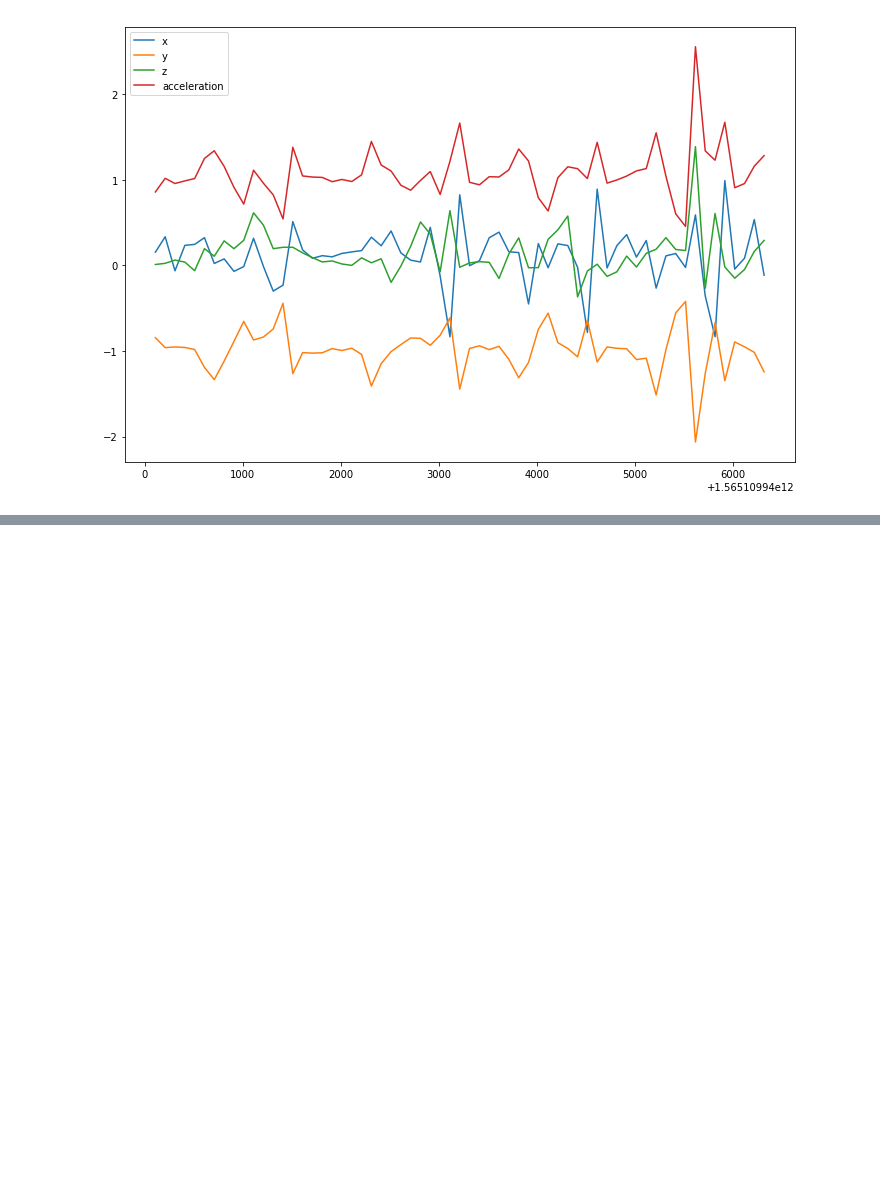
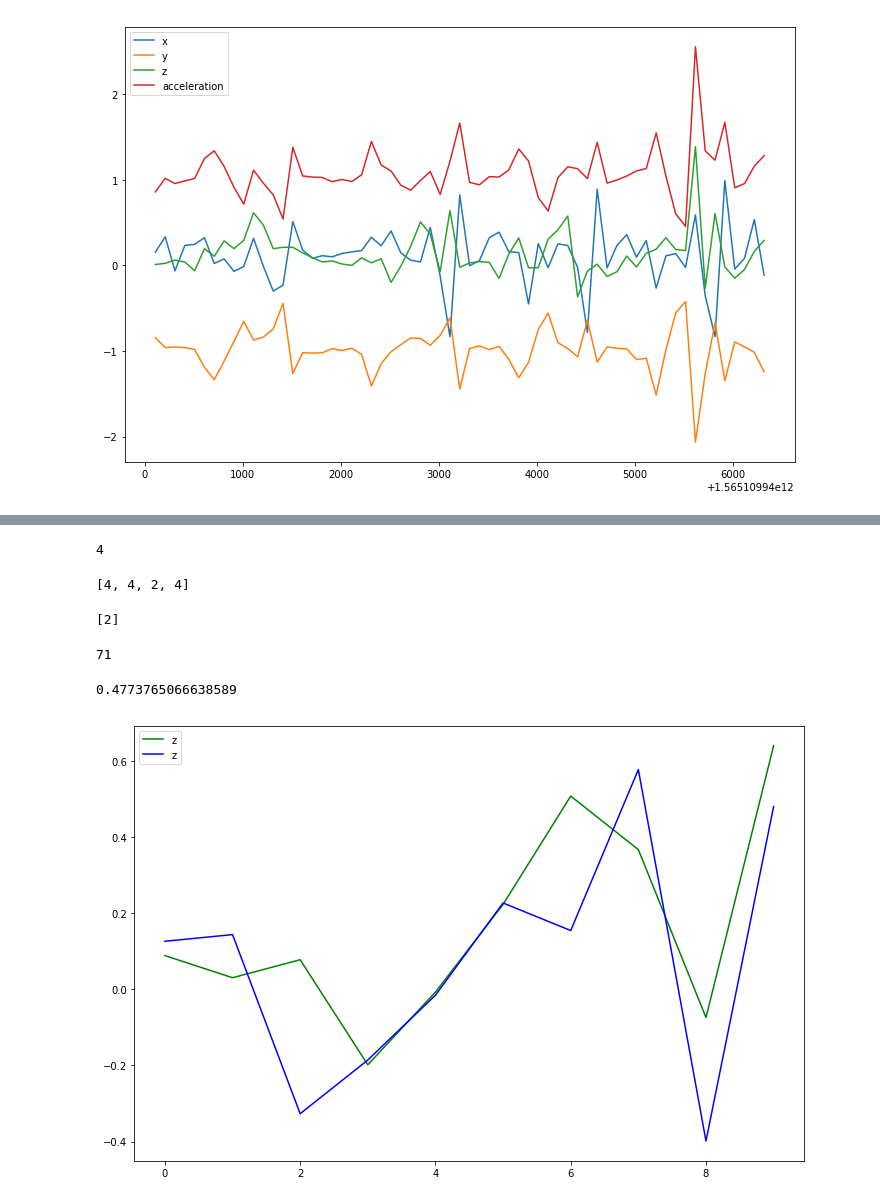
Before and after one commit to federicoweill/movement_prediction_edx_2019, a Jupyter notebook: movement_prediction-movelets.ipynb, the cells around one changed output, grey strips where cells are left out. Drawn from its saved outputs; the diff is of its cells as text; code cells hidden in the pictures; blank space fills up the shorter version.

```diff
--- a/movement_prediction-movelets.ipynb
+++ b/movement_prediction-movelets.ipynb
@@ -227,0 +218,6 @@ movelet_dict_4['z'][29]
+# %%
+movelet_dictionary_l2 = movelet_dict_generator(df3l2,['x','y','z','acceleration'])
+# %%
+movelet_dictionary_l3 = movelet_dict_generator(df3l3,['x','y','z','acceleration'])
+movelet_dictionary_l4 = movelet_dict_generator(df3l4,['x','y','z','acceleration'])
+movelet_dictionary_l1 = movelet_dict_generator(df3l1,['x','y','z','acceleration'])
@@ -227,0 +260,5 @@ movelet_dict_4['z'][29]
+# %%
+movelet_dictionary_l1['label'] = 1
+movelet_dictionary_l2['label'] = 2
+movelet_dictionary_l3['label'] = 3
+movelet_dictionary_l4['label'] = 4
@@ -227,0 +279,3 @@ movelet_dict_4['z'][29]
+# %%
+movelet_dict = pd.concat([movelet_dictionary_l1,movelet_dictionary_l2,movelet_dictionary_l3,movelet_dictionary_l4], axis=0, join='outer', ignore_index=True, keys=None,
+          levels=None, names=None, verify_integrity=False, copy=True)
@@ -263,16 +389,28 @@ def label_prediction(X_test,movelet_dict):
     return min_label_predict
 # %%
 labels = label_prediction(X_test,movelet_dict )
+# %%
+len(labels)
+# %% [output]
+4
+# %%
+labels
+# %% [output]
+[4, 4, 2, 4]
 # %%
 min_label_predict = []
-axis = ['x','y','z','acceleration']
+#axis = ['x','y','z','acceleration']
+axis = 'z'
 for j in axis:
     differences= []
     for i in range(movelet_dict.shape[0]):
         mdict = movelet_dict[j][i].reset_index(drop = True)
-        diff = np.sum((mdict - (X_test[j].reset_index(drop = True))**2))
+        X_test_val = X_test[j].reset_index(drop = True)
+        diff = np.sum((mdict - X_test_val)**2)
         differences.append(diff)
     min_loc = differences.index(min(differences))
     min_label = movelet_dict['label'][min_loc]
     min_label_predict.append(min_label)
 print(min_label_predict)
+# %% [output]
+[2]
@@ -281,3 +417,25 @@ min_loc
+# %%
+print (min_loc)
+differences[min_loc]
+# %% [output]
+71
+0.4773765066638589
+# %%
+plt.figure(figsize=(12,8))
+#plt.plot(range(10),movelet_dict.x[9], color = 'grey')
+#plt.plot(range(10),movelet_dict.y[9], color = 'yellow')
+plt.plot(range(10),movelet_dict.z[71], color = 'green')
+#plt.plot(range(10),x_testy, color = 'orange')
+#plt.plot(range(10),x_testx, color = 'black')
+plt.plot(range(10),X_test['z'].reset_index(drop = True) , color = 'blue')
+#plt.plot(range(10),X_test['acceleration'].reset_index(drop = True) , color = 'red')
+#plt.plot(range(10),movelet_dict.acceleration[9].reset_index(drop = True) , color = 'red')
+
+#plt.plot(df_label4_1.timestamp,df_label4_1.acceleration)
+plt.legend()
+plt.show()
+# %% [output]
+[figure, added]
 # %%
 x_testx = X_test['x'].reset_index(drop = True)
 differences = []
```
Also changed, not shown: parts of 52 cells of this notebook.
